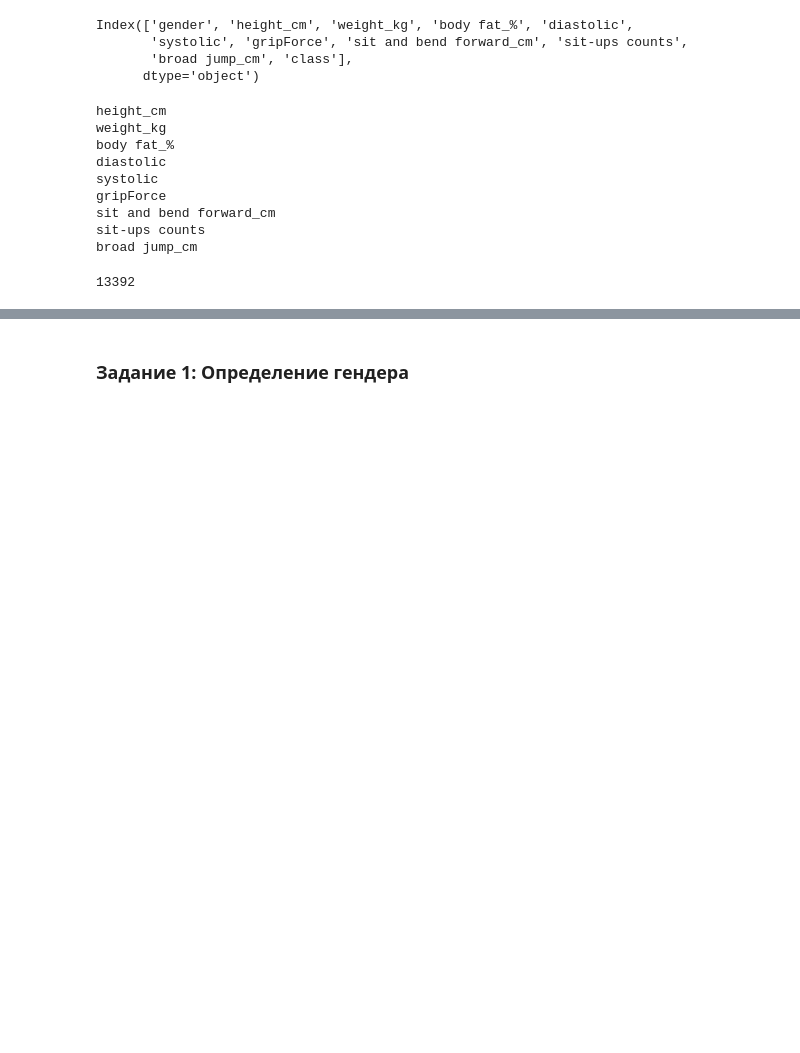
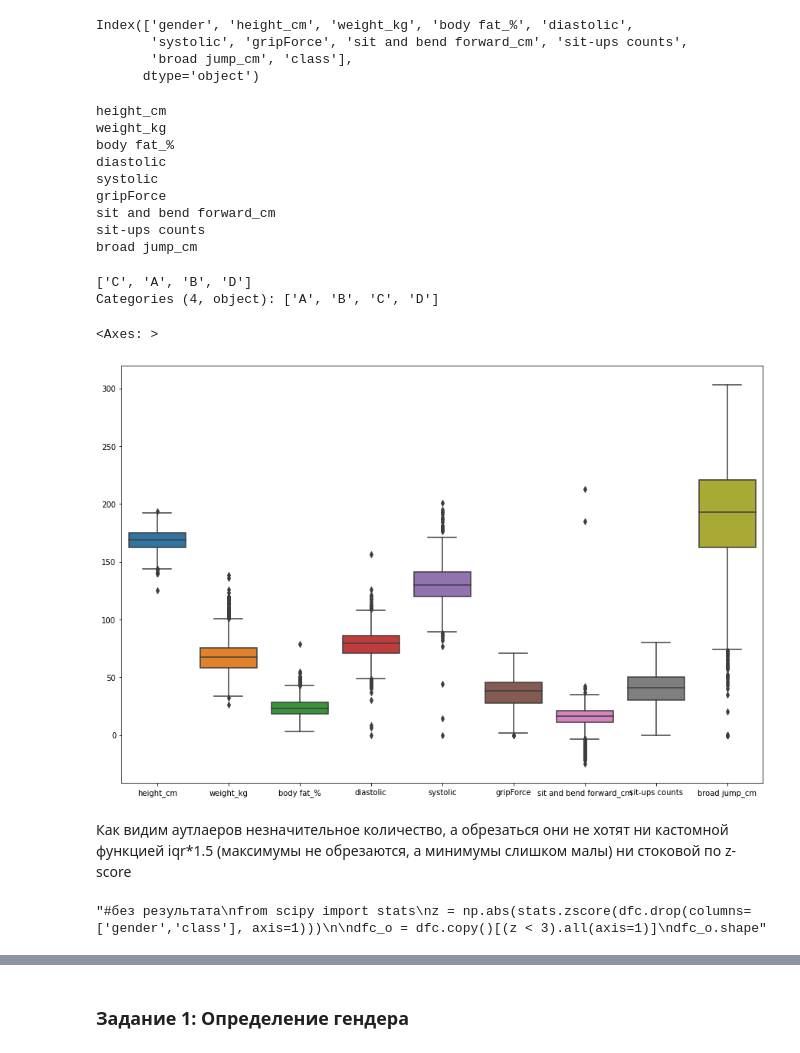
Before and after one commit to Dimildizio/DS_course, a Jupyter notebook: shine-on-you/HomeWork2_Regression&Classification.ipynb, the cells around one changed output, grey strips where cells are left out. Drawn from its saved outputs; the diff is of its cells as text; code cells hidden in the pictures; blank space fills up the shorter version.

```diff
--- a/shine-on-you/HomeWork2_Regression&Classification.ipynb
+++ b/shine-on-you/HomeWork2_Regression&Classification.ipynb
@@ -571,7 +568,25 @@ gripForce
 sit and bend forward_cm
 sit-ups counts
 broad jump_cm
-# %%
-df['gender'].shape[0] - df[df['gender']=='M'].shape[0]
-# %% [output]
-13392
+# %%
+dfc['class'].unique()
+# %% [output]
+['C', 'A', 'B', 'D']
+Categories (4, object): ['A', 'B', 'C', 'D']
+# %%
+plt.figure(figsize=(15,10))
+sns.boxplot(data=dfc)
+# %% [output]
+<Axes: >
+[figure, added]
+# %% [markdown]
+Как видим аутлаеров незначительное количество, а обрезаться они не хотят ни кастомной функцией iqr*1.5 (максимумы не обрезаются, а минимумы слишком малы) ни стоковой по z-score
+# %%
+'''#без результата
+from scipy import stats
+z = np.abs(stats.zscore(dfc.drop(columns=['gender','class'], axis=1)))
+
+dfc_o = dfc.copy()[(z < 3).all(axis=1)]
+dfc_o.shape'''
+# %% [output]
+"#без результата\nfrom scipy import stats\nz = np.abs(stats.zscore(dfc.drop(columns=['gender','class'], axis=1)))\n\ndfc_o = dfc.copy()[(z < 3).all(axis=1)]\ndfc_o.shape"
```
Also changed, not shown: parts of 18 cells of this notebook.
